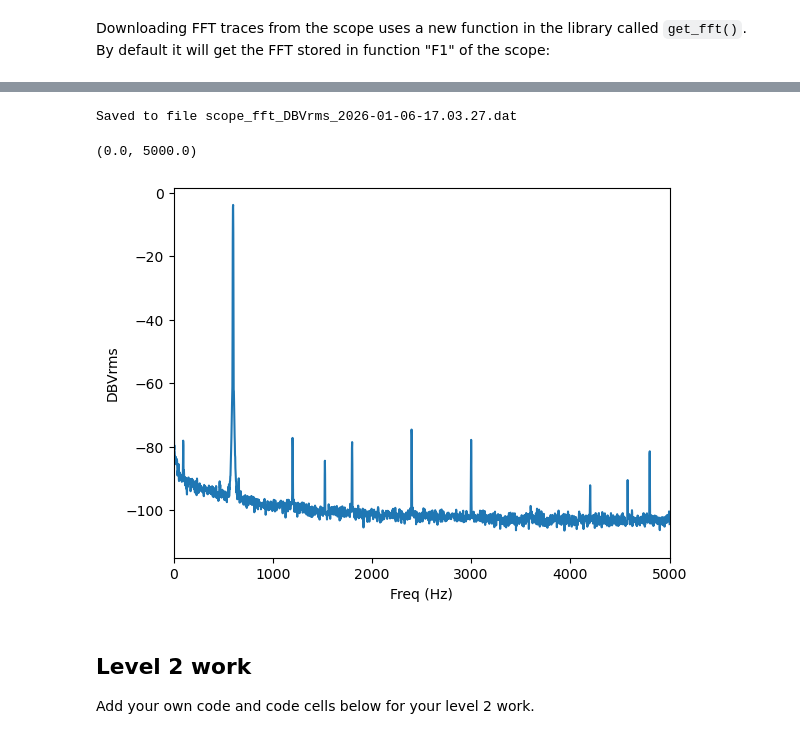
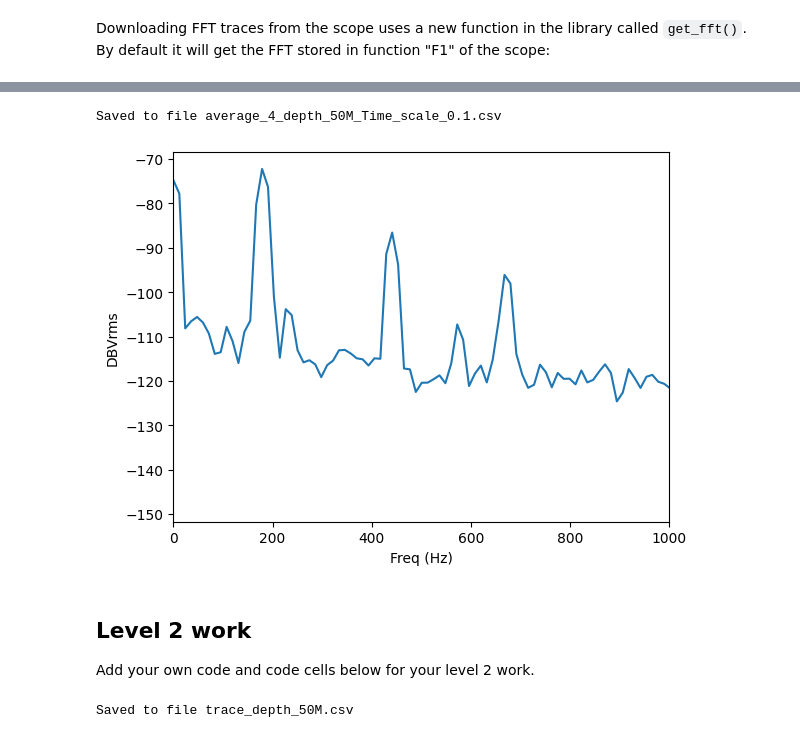
Before and after one commit to SHoogeman/Snaar-Proef, a Jupyter notebook: lab session notebooks/TN2211 Session 06.ipynb, the cells around one changed output, grey strips where cells are left out. Saved outputs shown, nothing was run; the diff lists cells and outputs as text; code cells hidden in the pictures.

```diff
--- a/lab session notebooks/TN2211 Session 06.ipynb
+++ b/lab session notebooks/TN2211 Session 06.ipynb
@@ -46,7 +39,9 @@ def set_freq_range(f1, f2):
     scope.write("FUNC1:FFT:SPAN %e" % span)
     scope.write("FUNC1:FFT:HCEN %e" % center)
 # %%
-set_freq_range(0,5e3)
+F_max = 1e3
+F_min = 0
+set_freq_range(F_min, F_max)
 # %% [markdown]
 Reset the FFT average:
 # %%
@@ -95,15 +100,16 @@ get_fft(function_number=1, npoints=<built-in function all>, save_file=True) meth
 # %%
-freq, spectrum, units = scope.get_fft()
+freq, spectrum, units = scope.get_fft(filename=f"average_{N}_depth_{depth}_Time_scale_{time_base*10}.csv")
 # %% [output]
-Saved to file scope_fft_DBVrms_2026-01-06-17.03.27.dat
+Saved to file average_4_depth_50M_Time_scale_0.1.csv
 # %%
+plt.figure()
 plt.plot(freq, spectrum)
 plt.ylabel(units)
 plt.xlabel("Freq (Hz)")
-plt.xlim(0,5e3)
+plt.xlim(F_min,F_max)
+plt.show()
 # %% [output]
-(0.0, 5000.0)
-[figure, old version]
+[figure, new version]
 # %% [markdown]
 ## Level 2 work
 
@@ -110,0 +123,4 @@ Add your own code and code cells below for your level 2 work.
+# %%
+x, t = scope.get_trace(1, filename=f"trace_depth_{depth}.csv")
+# %% [output]
+Saved to file trace_depth_50M.csv
```
Also changed, not shown: parts of 8 cells of this notebook, 4 other files.
